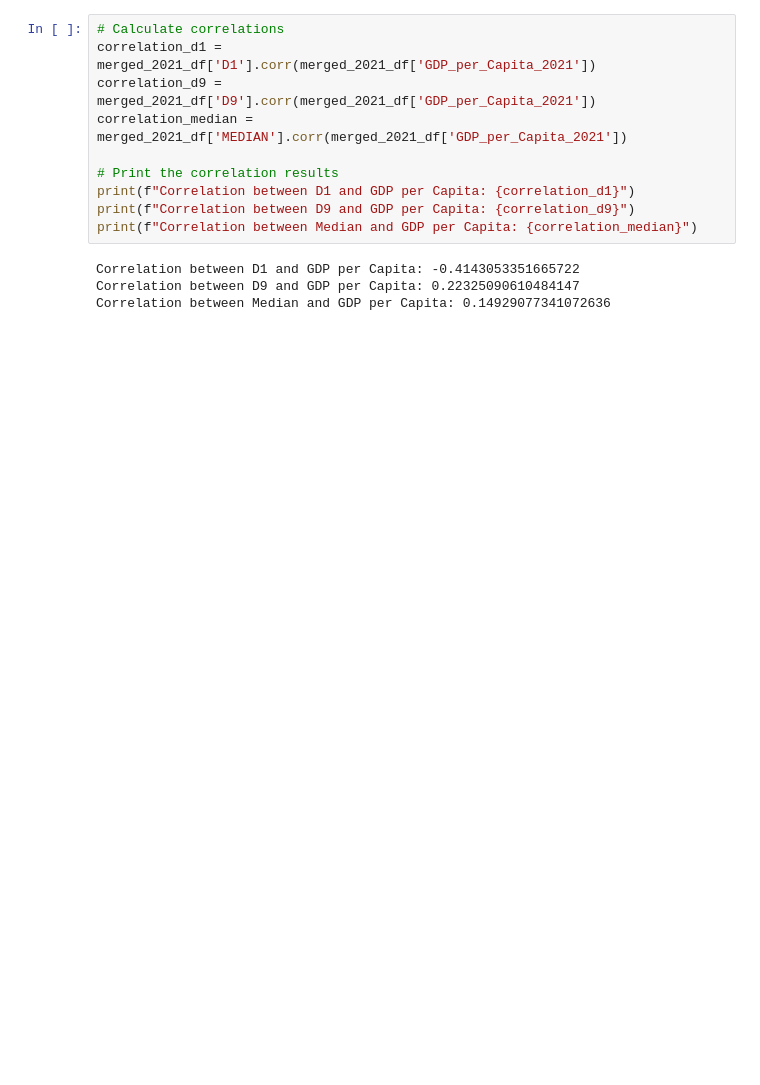
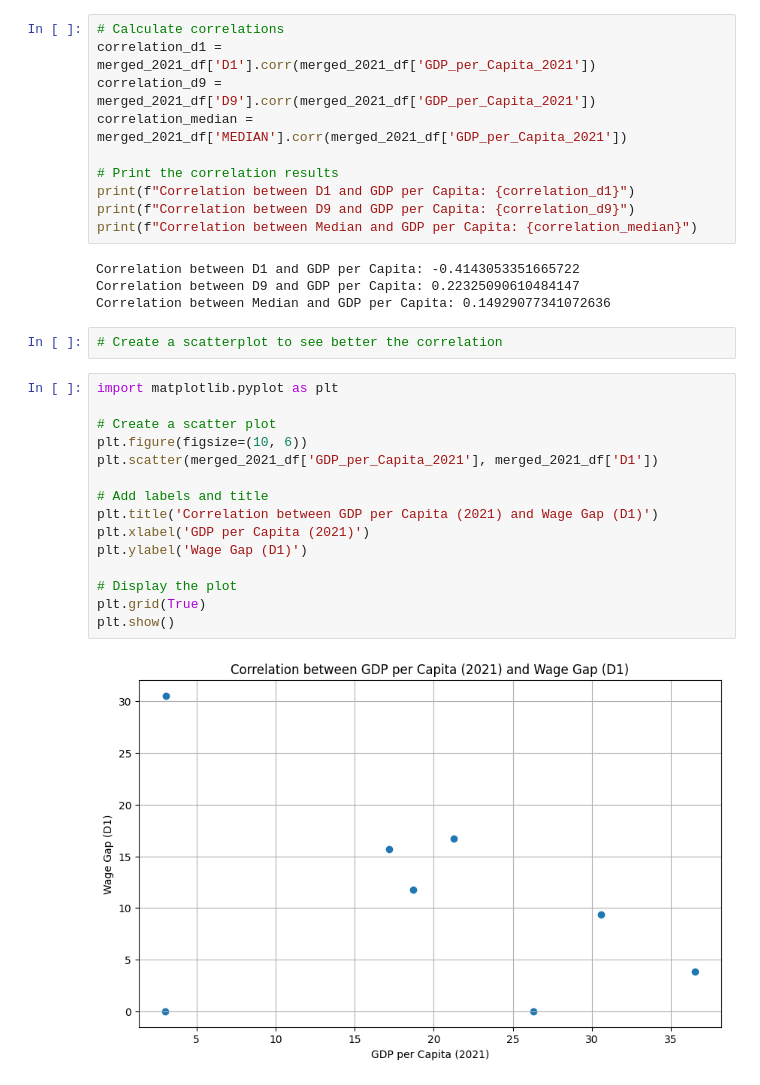
Before and after one commit to PaolaGaray/FirstProject, a Jupyter notebook: notebooks/load_and_clean_data_paola.ipynb, the cells around one changed output. Drawn from its saved outputs; the diff is of its cells as text; blank space fills up the shorter version.

Commit message:
scatterplot added

```diff
--- a/notebooks/load_and_clean_data_paola.ipynb
+++ b/notebooks/load_and_clean_data_paola.ipynb
@@ -297,3 +301,22 @@ print(f"Correlation between Median and GDP per Capita: {correlation_median}")
 Correlation between D1 and GDP per Capita: -0.4143053351665722
 Correlation between D9 and GDP per Capita: 0.22325090610484147
 Correlation between Median and GDP per Capita: 0.14929077341072636
+# %%
+# Create a scatterplot to see better the correlation
+# %%
+import matplotlib.pyplot as plt
+
+# Create a scatter plot
+plt.figure(figsize=(10, 6))
+plt.scatter(merged_2021_df['GDP_per_Capita_2021'], merged_2021_df['D1'])
+
+# Add labels and title
+plt.title('Correlation between GDP per Capita (2021) and Wage Gap (D1)')
+plt.xlabel('GDP per Capita (2021)')
+plt.ylabel('Wage Gap (D1)')
+
+# Display the plot
+plt.grid(True)
+plt.show()
+# %% [output]
+[figure, added]
```
Also changed, not shown: parts of 2 cells of this notebook, 1 other file.
